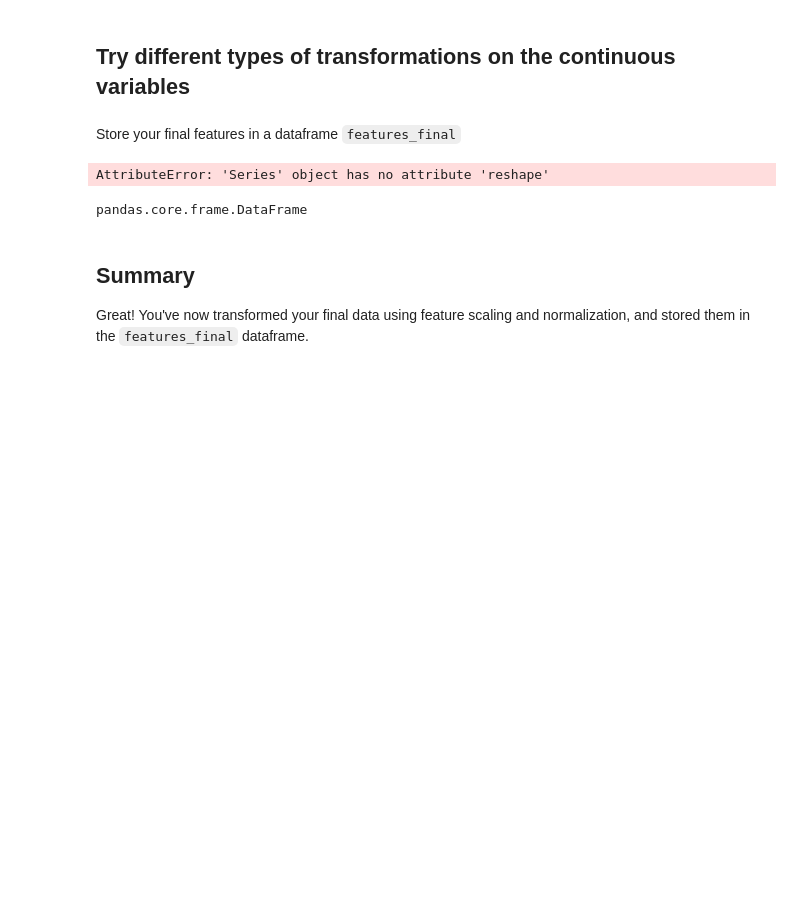
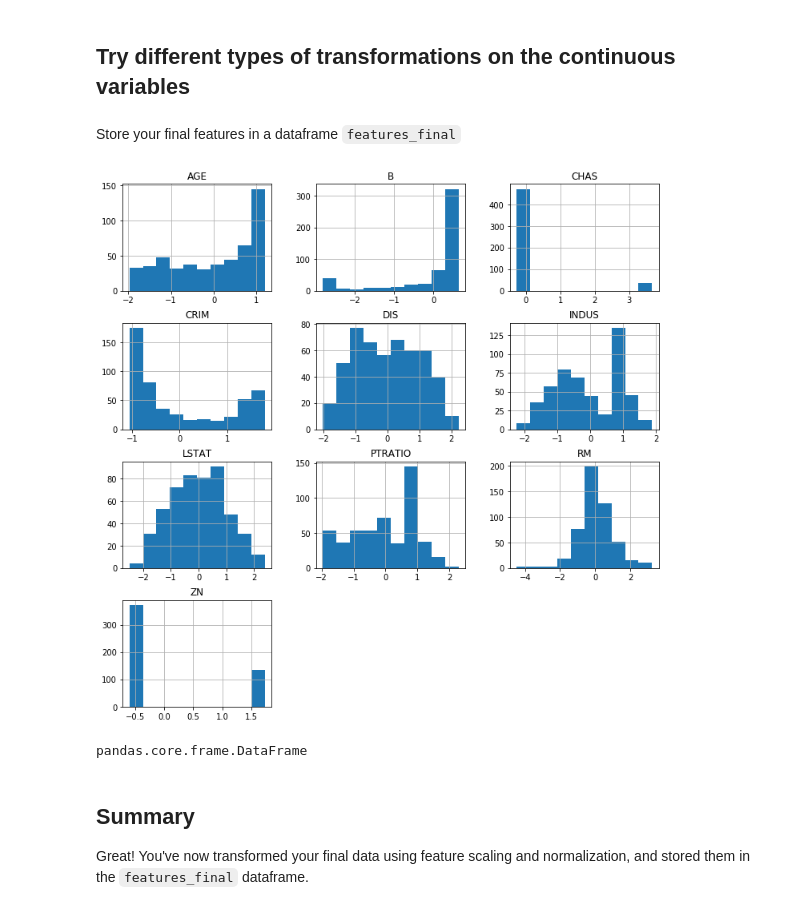
Before and after one commit to npschafer/dsc-feature-scaling-and-normalization-lab-houston-ds-042219, a Jupyter notebook: index.ipynb, the cells around one changed output. Drawn from its saved outputs; the diff is of its cells as text; code cells hidden in the pictures; blank space fills up the shorter version.

```diff
--- a/index.ipynb
+++ b/index.ipynb
@@ -78,11 +78,11 @@ Store your final features in a dataframe `features_final`
 # %%
 from sklearn.preprocessing import power_transform
 transformed_boston_features = boston_features.iloc[:,:10].copy()
 for column in transformed_boston_features.columns:
-    transformed_boston_features[column] = power_transform(transformed_boston_features.loc[:,column].reshape(-1, 1), method='yeo-johnson')
+    transformed_boston_features[column] = power_transform(np.array(transformed_boston_features.loc[:,column]).reshape(-1, 1), method='yeo-johnson')
 _ = pd.DataFrame(transformed_boston_features).hist(figsize=(12,12))
 # %% [output]
-AttributeError: 'Series' object has no attribute 'reshape'
+[figure, added]
 # %%
 type(boston_features)
 # %% [output]
```
